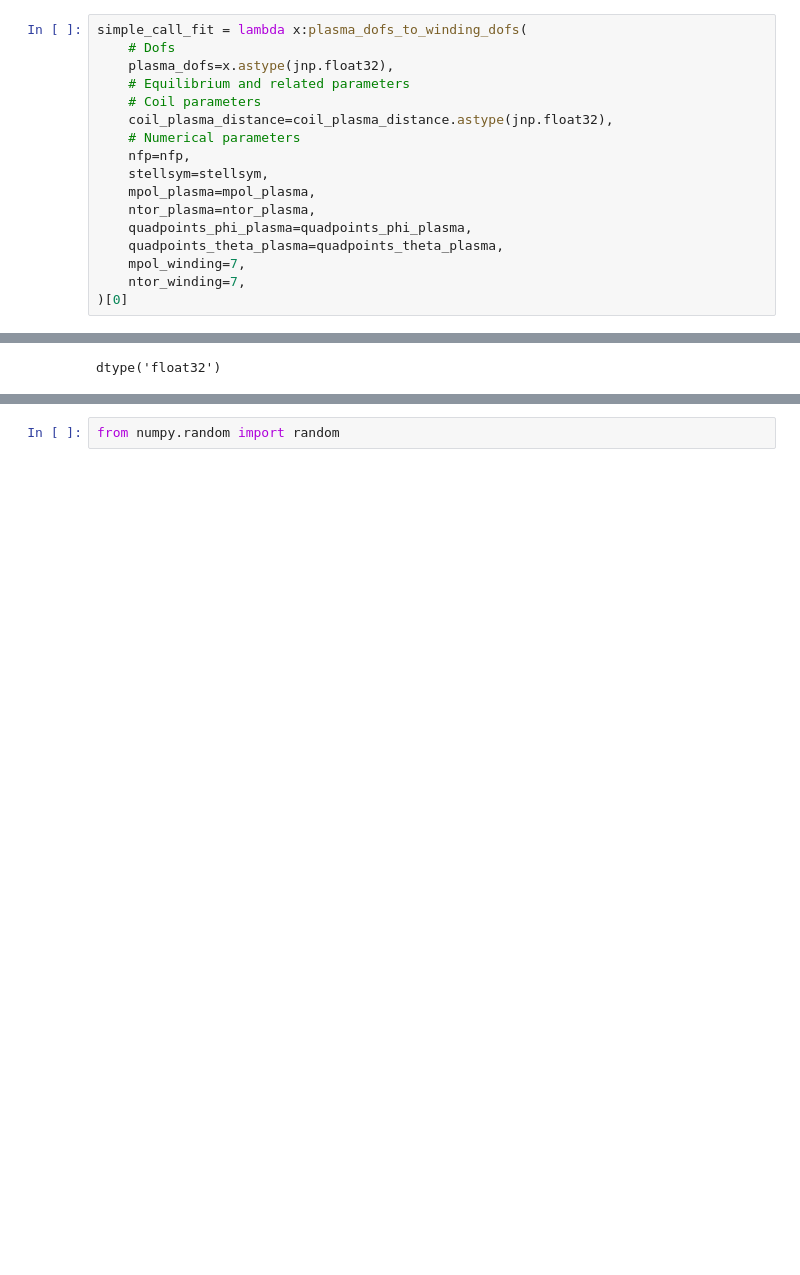
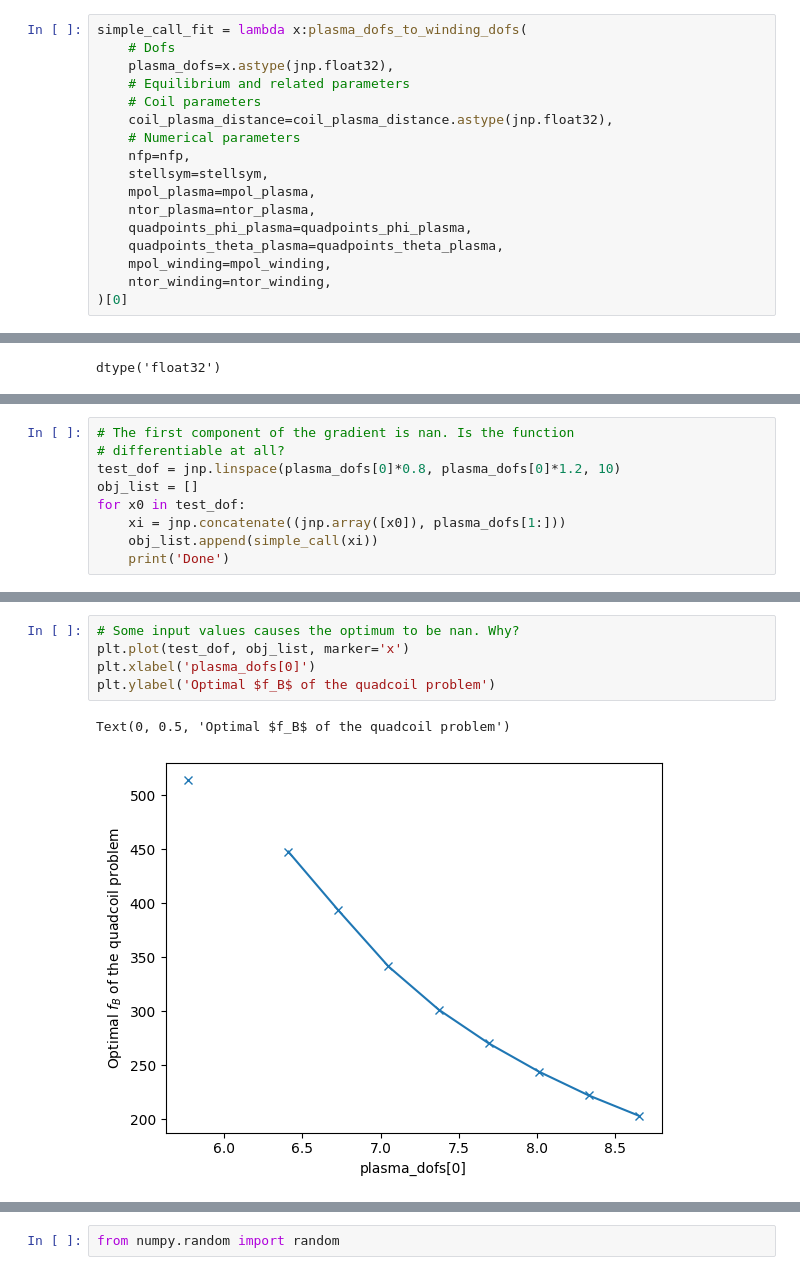
Before and after one commit to lankef/quadcoil_proto, a Jupyter notebook: example/quadcoil_single_stage_optimize.ipynb, the cells around one changed output, grey strips where cells are left out. Drawn from its saved outputs; the diff is of its cells as text; blank space fills up the shorter version.

```diff
--- a/example/quadcoil_single_stage_optimize.ipynb
+++ b/example/quadcoil_single_stage_optimize.ipynb
@@ -721,8 +723,8 @@ simple_call_fit = lambda x:plasma_dofs_to_winding_dofs(
     ntor_plasma=ntor_plasma,
     quadpoints_phi_plasma=quadpoints_phi_plasma,
     quadpoints_theta_plasma=quadpoints_theta_plasma,
-    mpol_winding=7,
-    ntor_winding=7,
+    mpol_winding=mpol_winding,
+    ntor_winding=ntor_winding,
 )[0]
 # %%
 d_study_fit = jacobian(simple_call_fit)
@@ -803,0 +827,9 @@ Error:
+# %%
+# The first component of the gradient is nan. Is the function
+# differentiable at all?
+test_dof = jnp.linspace(plasma_dofs[0]*0.8, plasma_dofs[0]*1.2, 10)
+obj_list = []
+for x0 in test_dof:
+    xi = jnp.concatenate((jnp.array([x0]), plasma_dofs[1:]))
+    obj_list.append(simple_call(xi))
+    print('Done')
@@ -803,0 +860,8 @@ Error:
+# %%
+# Some input values causes the optimum to be nan. Why?
+plt.plot(test_dof, obj_list, marker='x')
+plt.xlabel('plasma_dofs[0]')
+plt.ylabel('Optimal $f_B$ of the quadcoil problem')
+# %% [output]
+Text(0, 0.5, 'Optimal $f_B$ of the quadcoil problem')
+[figure, added]
```
Also changed, not shown: parts of 13 cells of this notebook.
